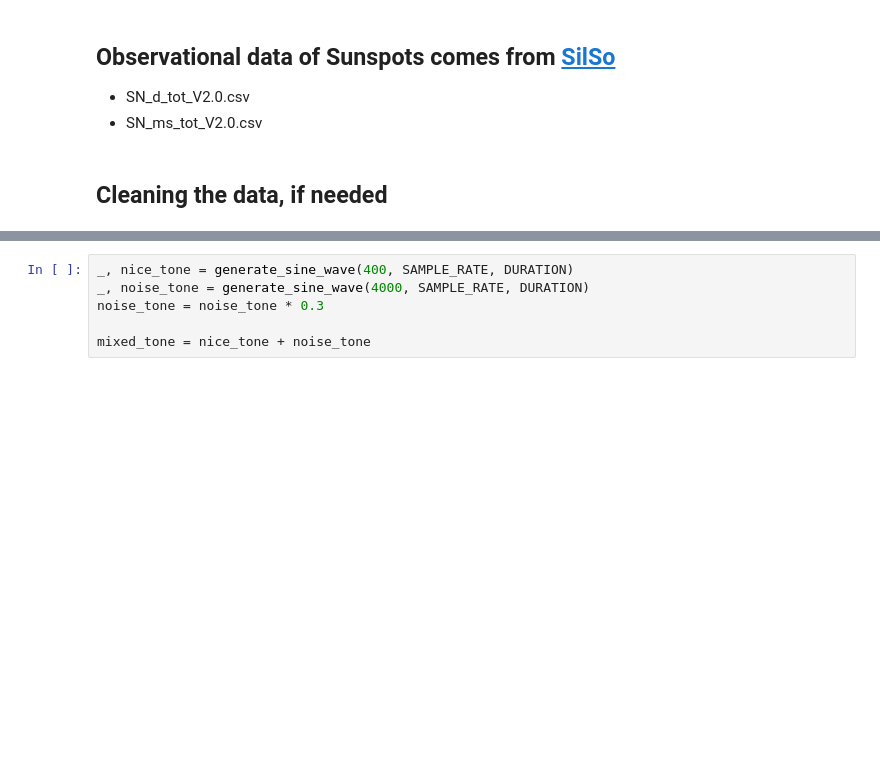
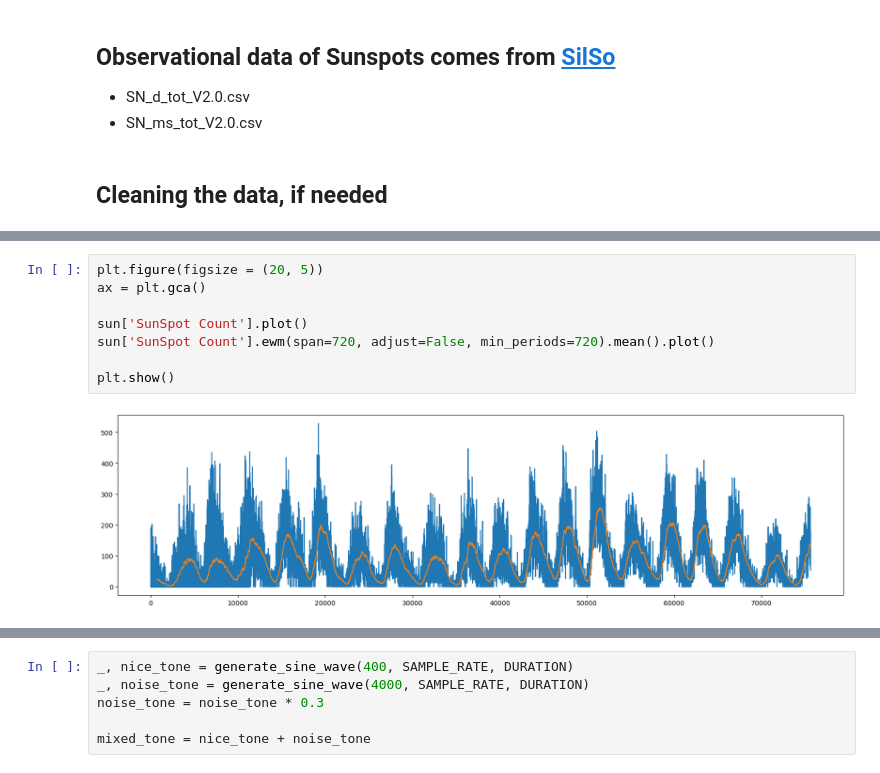
Before and after one commit to Little-PyProjects/SunSpots, a Jupyter notebook: notebooks/Sunspot_EDA.ipynb, the cells around one changed output, grey strips where cells are left out. Drawn from its saved outputs; the diff is of its cells as text; blank space fills up the shorter version.

```diff
--- a/notebooks/Sunspot_EDA.ipynb
+++ b/notebooks/Sunspot_EDA.ipynb
@@ -89,0 +159,10 @@ This is closer but I think it would be better if the lines were darker and were
+# %%
+plt.figure(figsize = (20, 5))
+ax = plt.gca()
+
+sun['SunSpot Count'].plot()
+sun['SunSpot Count'].ewm(span=720, adjust=False, min_periods=720).mean().plot()
+
+plt.show()
+# %% [output]
+[figure, added]
```
Also changed, not shown: parts of 63 cells of this notebook.
